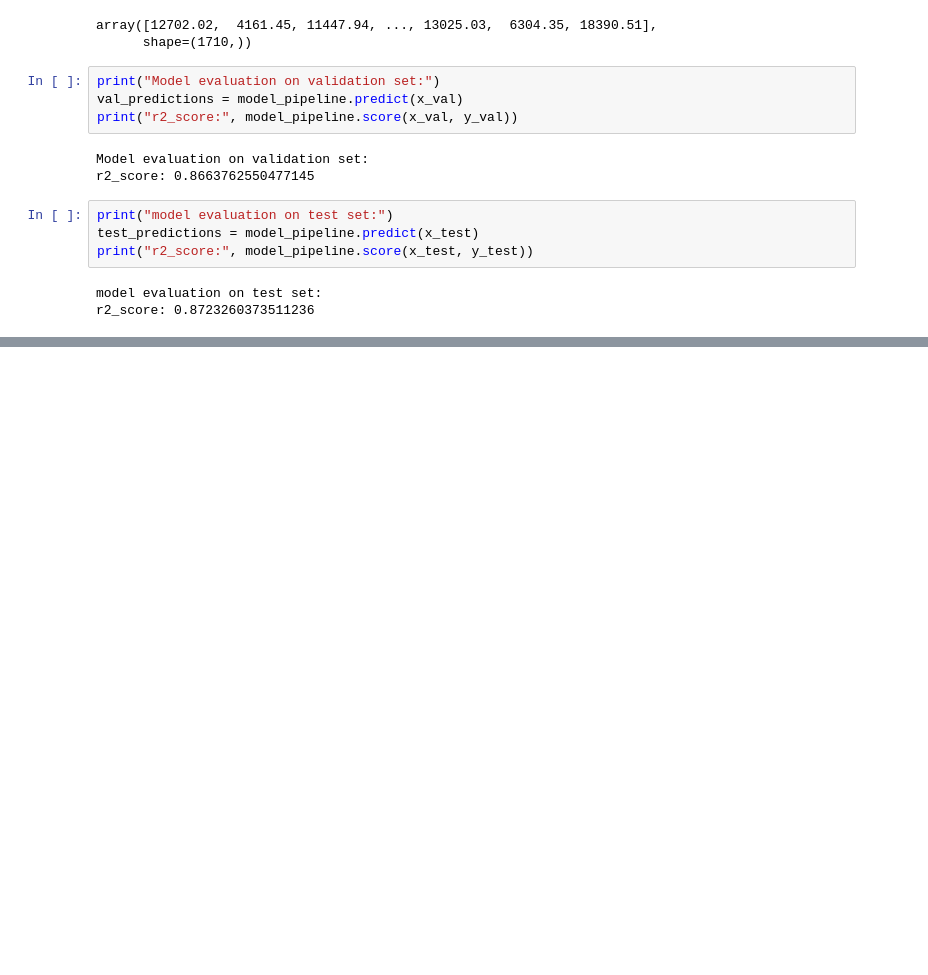
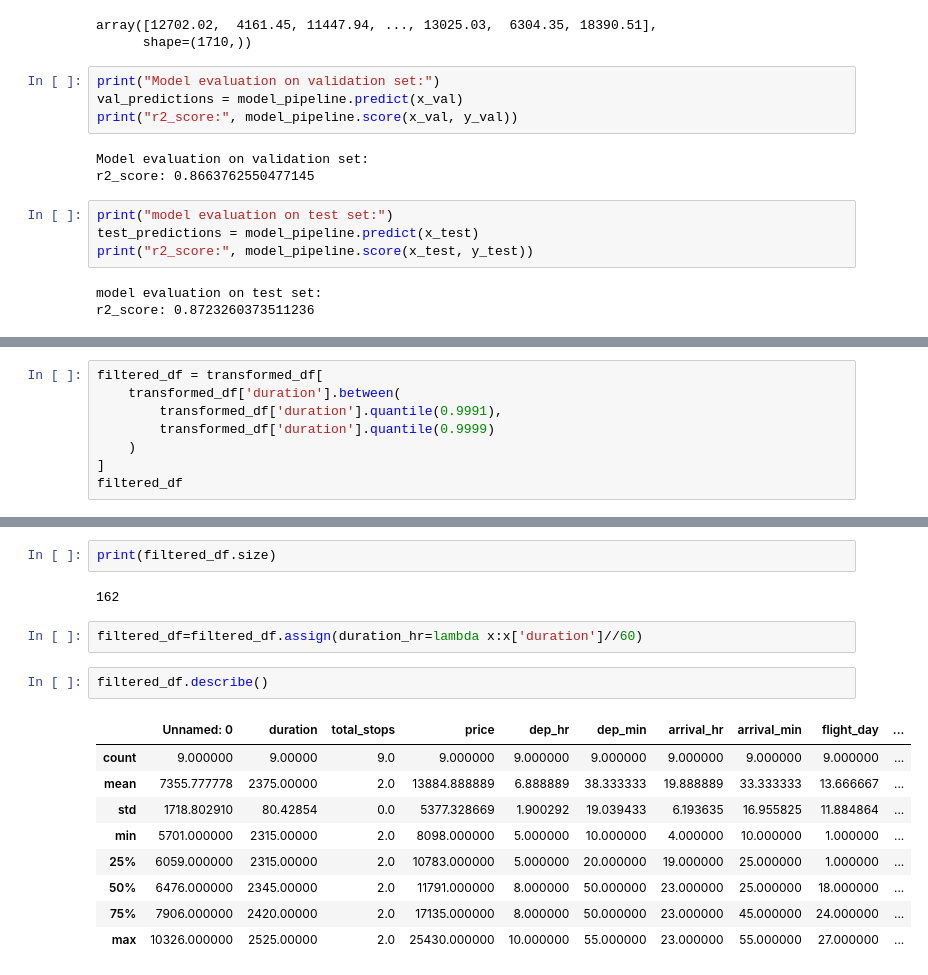
Before and after one commit to Rutu-RD/flight_prediction, a Jupyter notebook: notebooks/notebook_01.ipynb, the cells around one changed output, grey strips where cells are left out. Saved outputs shown, nothing was run; the diff lists cells and outputs as text; blank space fills up the shorter version.

```diff
--- a/notebooks/notebook_01.ipynb
+++ b/notebooks/notebook_01.ipynb
@@ -296,0 +367,8 @@ r2_score: 0.8723260373511236
+# %%
+filtered_df = transformed_df[
+    transformed_df['duration'].between(
+        transformed_df['duration'].quantile(0.9991),
+        transformed_df['duration'].quantile(0.9999)
+    )
+]
+filtered_df
@@ -296,0 +386,18 @@ r2_score: 0.8723260373511236
+# %%
+print(filtered_df.size)
+# %% [output]
+162
+# %%
+filtered_df=filtered_df.assign(duration_hr=lambda x:x['duration']//60)
+# %%
+filtered_df.describe()
+# %% [output]
+|  | Unnamed: 0 | duration | total_stops | price | dep_hr | dep_min | arrival_hr | arrival_min | flight_day | ... |
+| count | 9.000000 | 9.00000 | 9.0 | 9.000000 | 9.000000 | 9.000000 | 9.000000 | 9.000000 | 9.000000 | ... |
+| mean | 7355.777778 | 2375.00000 | 2.0 | 13884.888889 | 6.888889 | 38.333333 | 19.888889 | 33.333333 | 13.666667 | ... |
+| std | 1718.802910 | 80.42854 | 0.0 | 5377.328669 | 1.900292 | 19.039433 | 6.193635 | 16.955825 | 11.884864 | ... |
+| min | 5701.000000 | 2315.00000 | 2.0 | 8098.000000 | 5.000000 | 10.000000 | 4.000000 | 10.000000 | 1.000000 | ... |
+| 25% | 6059.000000 | 2315.00000 | 2.0 | 10783.000000 | 5.000000 | 20.000000 | 19.000000 | 25.000000 | 1.000000 | ... |
+| 50% | 6476.000000 | 2345.00000 | 2.0 | 11791.000000 | 8.000000 | 50.000000 | 23.000000 | 25.000000 | 18.000000 | ... |
+| 75% | 7906.000000 | 2420.00000 | 2.0 | 17135.000000 | 8.000000 | 50.000000 | 23.000000 | 45.000000 | 24.000000 | ... |
+| max | 10326.000000 | 2525.00000 | 2.0 | 25430.000000 | 10.000000 | 55.000000 | 23.000000 | 55.000000 | 27.000000 | ... |
```
Also changed, not shown: parts of 9 cells of this notebook, 7 other files.
